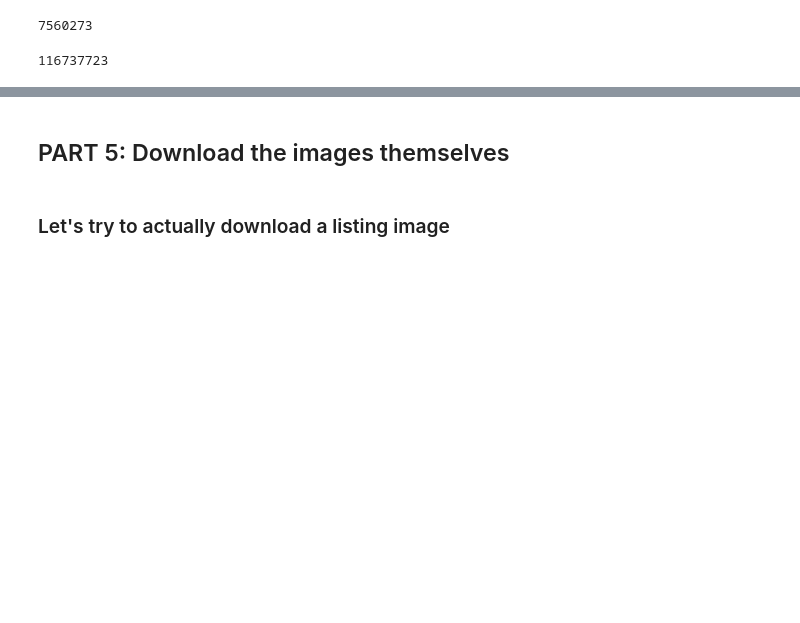
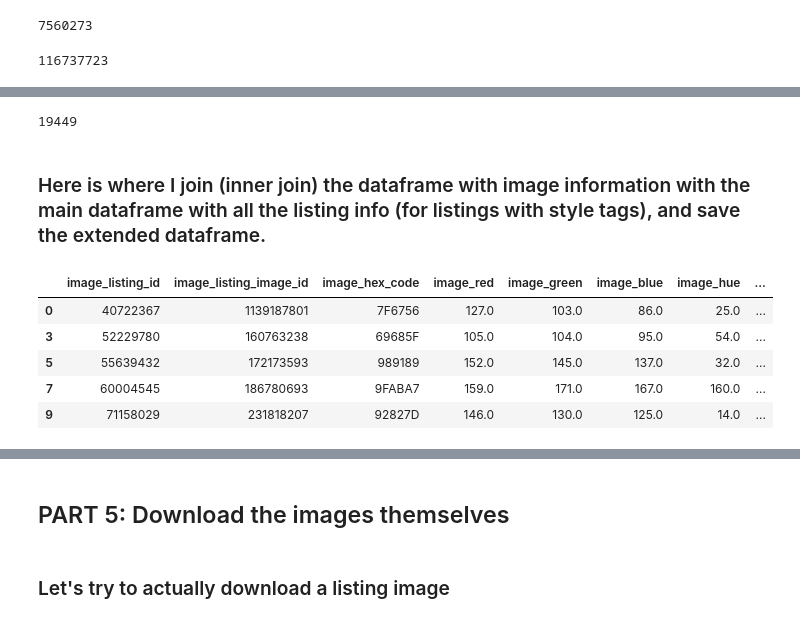
Before and after one commit to mischiatim/paintora, a Jupyter notebook: paintora_app_local_data_downloading.ipynb, the cells around one changed output, grey strips where cells are left out. Cells and saved outputs as stored; diff of their text form; code cells hidden in the pictures; blank space fills up the shorter version.

```diff
--- a/paintora_app_local_data_downloading.ipynb
+++ b/paintora_app_local_data_downloading.ipynb
@@ -2208,0 +1392,2 @@ image_info_all_paintings_with_new_style_tags_df.head(10)
+# %%
+first_image_info_all_paintings_with_new_style_tags_df = image_info_all_paintings_with_new_style_tags_df[image_info_all_paintings_with_new_style_tags_df['rank']==1]
@@ -2208,0 +1412,4 @@ image_info_all_paintings_with_new_style_tags_df.head(10)
+# %%
+len(first_image_info_all_paintings_with_new_style_tags_df)
+# %% [output]
+19449
@@ -2208,0 +1438,2 @@ image_info_all_paintings_with_new_style_tags_df.head(10)
+# %% [markdown]
+### Here is where I join (inner join) the dataframe with image information with the main dataframe with all the listing info (for listings with style tags), and save the extended dataframe.
@@ -2208,0 +1444,9 @@ image_info_all_paintings_with_new_style_tags_df.head(10)
+# %%
+first_image_info_all_paintings_with_new_style_tags_df.head()
+# %% [output]
+|  | image_listing_id | image_listing_image_id | image_hex_code | image_red | image_green | image_blue | image_hue | ... |
+| 0 | 40722367 | 1139187801 | 7F6756 | 127.0 | 103.0 | 86.0 | 25.0 | ... |
+| 3 | 52229780 | 160763238 | 69685F | 105.0 | 104.0 | 95.0 | 54.0 | ... |
+| 5 | 55639432 | 172173593 | 989189 | 152.0 | 145.0 | 137.0 | 32.0 | ... |
+| 7 | 60004545 | 186780693 | 9FABA7 | 159.0 | 171.0 | 167.0 | 160.0 | ... |
+| 9 | 71158029 | 231818207 | 92827D | 146.0 | 130.0 | 125.0 | 14.0 | ... |
```
Also changed, not shown: parts of 174 cells of this notebook.
